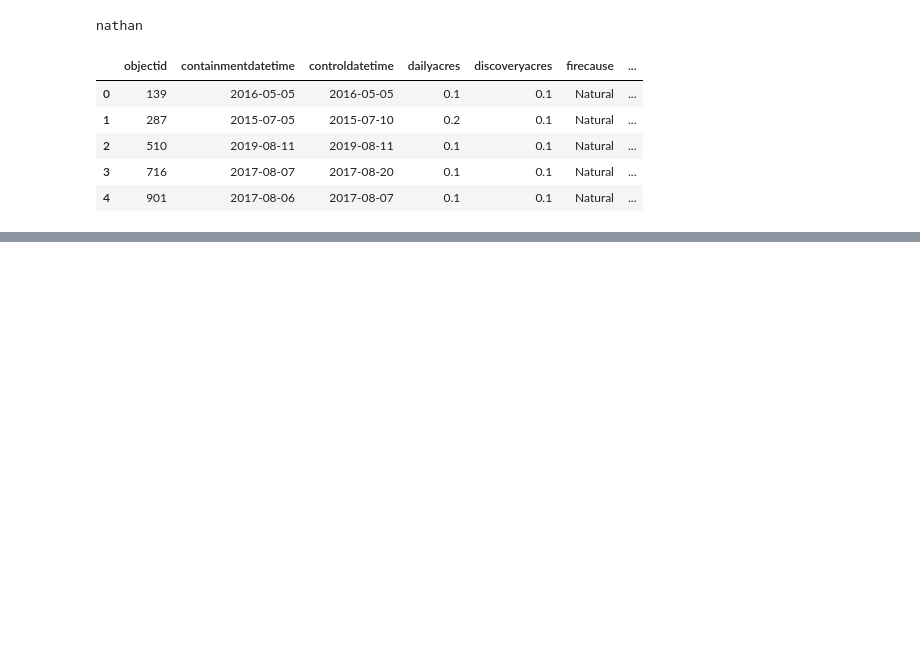
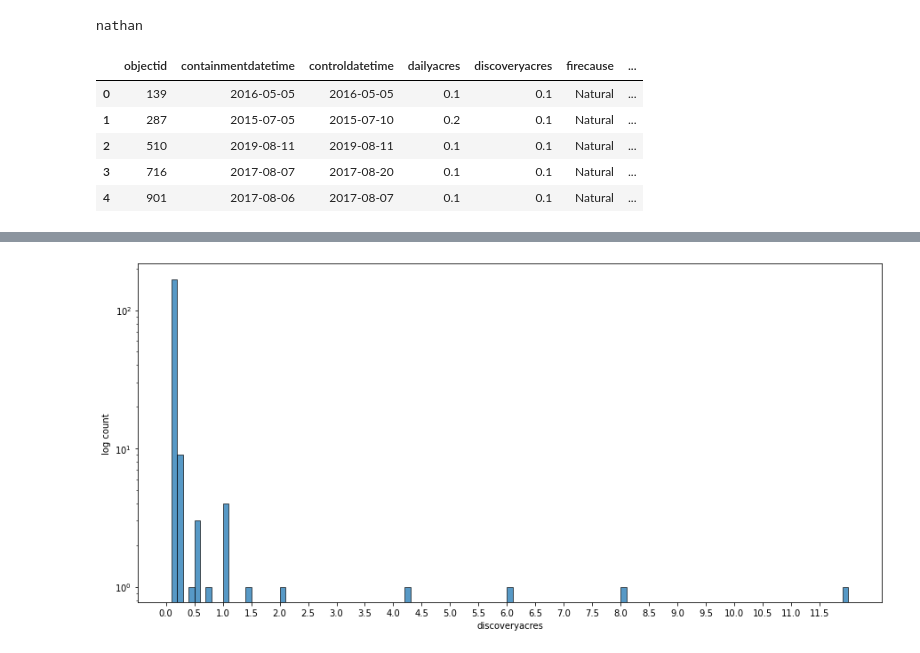
Before and after one commit to Eitams/DataLake_Wildfires_California, a Jupyter notebook: ML.ipynb, the cells around one changed output, grey strips where cells are left out. Drawn from its saved outputs; the diff is of its cells as text; code cells hidden in the pictures; blank space fills up the shorter version.

```diff
--- a/ML.ipynb
+++ b/ML.ipynb
@@ -63,0 +122,5 @@ df_weather.head()
+# %%
+df_merge = pd.merge(df1, df2, on=["datetimestr", "latitude", "longitude"], how='inner')
+df_merge = pd.merge(df1, df2, on=["datetimestr", "latitude", "longitude"], how='right')
+
+df_merge.head()
@@ -63,0 +168,3 @@ df_weather.head()
+# %%
+df = df_merge[df_merge.objectid.notnull()].copy()
+df.head()
@@ -63,0 +178,4 @@ df_weather.head()
+# %%
+## setting month as a new feature
+df["month"] = df["datetimestr"].apply(lambda x: x.month)
+df.head()
@@ -63,0 +189,17 @@ df_weather.head()
+# %%
+statment = df["discoveryacres"]!=df["discoveryacres"].max()
+statment
+df = df[statment]
+# %%
+import matplotlib.pyplot as plt
+import seaborn as sns
+import numpy as np
+fig, ax = plt.subplots(1,1, figsize=(15,7))
+sns.histplot(df.discoveryacres, binwidth=0.1)
+ax.set_yscale('log')
+ax.set_ylabel('log count')
+ax.set_xticks(np.arange(0, 12, 0.5))
+
+plt.show()
+# %% [output]
+[figure, added]
```
Also changed, not shown: parts of 10 cells of this notebook, 1 other file.
